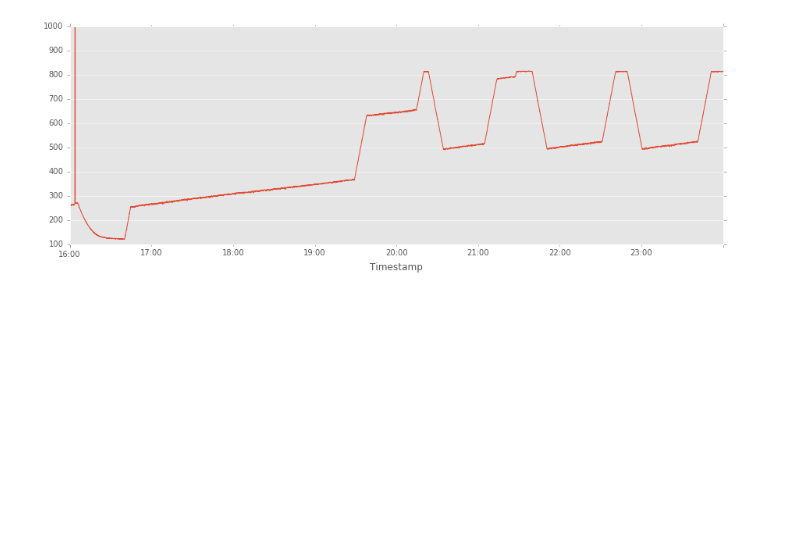
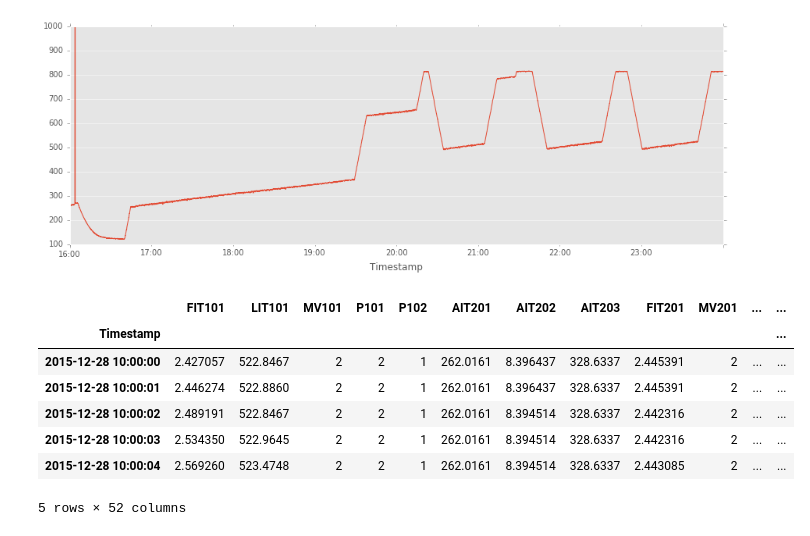
Before and after one commit to shashankpr/cs4035_CDA, a Jupyter notebook: Assignment2/playground.ipynb, the cells around one changed output. Saved outputs shown, nothing was run; the diff lists cells and outputs as text; code cells hidden in the pictures; blank space fills up the shorter version.

```diff
--- a/Assignment2/playground.ipynb
+++ b/Assignment2/playground.ipynb
@@ -178,3 +279,14 @@ one_day_data.LIT101.plot(figsize=(15,5))
 # %% [output]
 <matplotlib.axes._subplots.AxesSubplot at 0x...>
 [figure]
+# %%
+attack_csv.head()
+# %% [output]
+|  | FIT101 | LIT101 | MV101 | P101 | P102 | AIT201 | AIT202 | AIT203 | FIT201 | MV201 | ... | ... |
+| Timestamp |  |  |  |  |  |  |  |  |  |  |  | ... |
+| 2015-12-28 10:00:00 | 2.427057 | 522.8467 | 2 | 2 | 1 | 262.0161 | 8.396437 | 328.6337 | 2.445391 | 2 | ... | ... |
+| 2015-12-28 10:00:01 | 2.446274 | 522.8860 | 2 | 2 | 1 | 262.0161 | 8.396437 | 328.6337 | 2.445391 | 2 | ... | ... |
+| 2015-12-28 10:00:02 | 2.489191 | 522.8467 | 2 | 2 | 1 | 262.0161 | 8.394514 | 328.6337 | 2.442316 | 2 | ... | ... |
+| 2015-12-28 10:00:03 | 2.534350 | 522.9645 | 2 | 2 | 1 | 262.0161 | 8.394514 | 328.6337 | 2.442316 | 2 | ... | ... |
+| 2015-12-28 10:00:04 | 2.569260 | 523.4748 | 2 | 2 | 1 | 262.0161 | 8.394514 | 328.6337 | 2.443085 | 2 | ... | ... |
+5 rows × 52 columns
```
Also changed, not shown: parts of 12 cells of this notebook, 5 other files.
